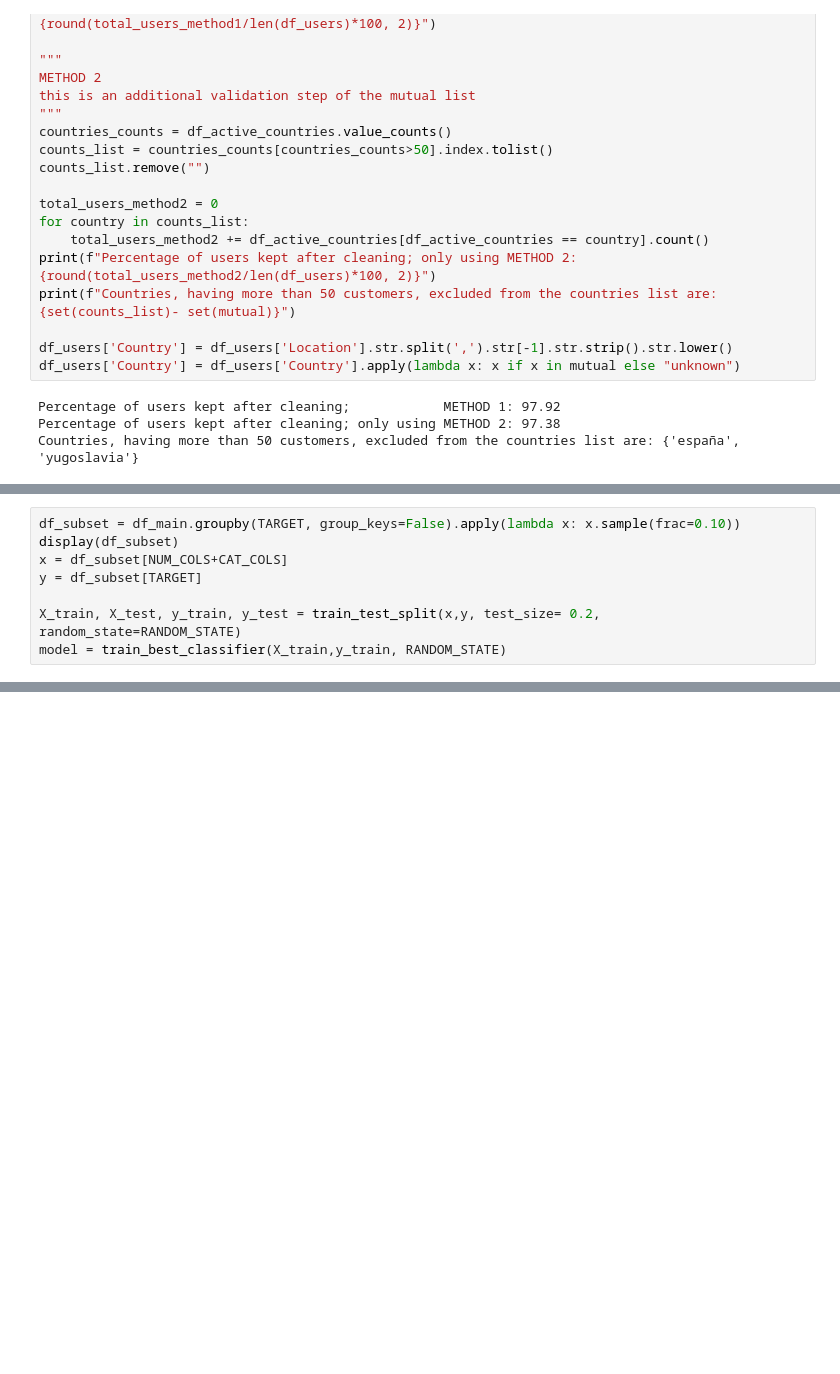
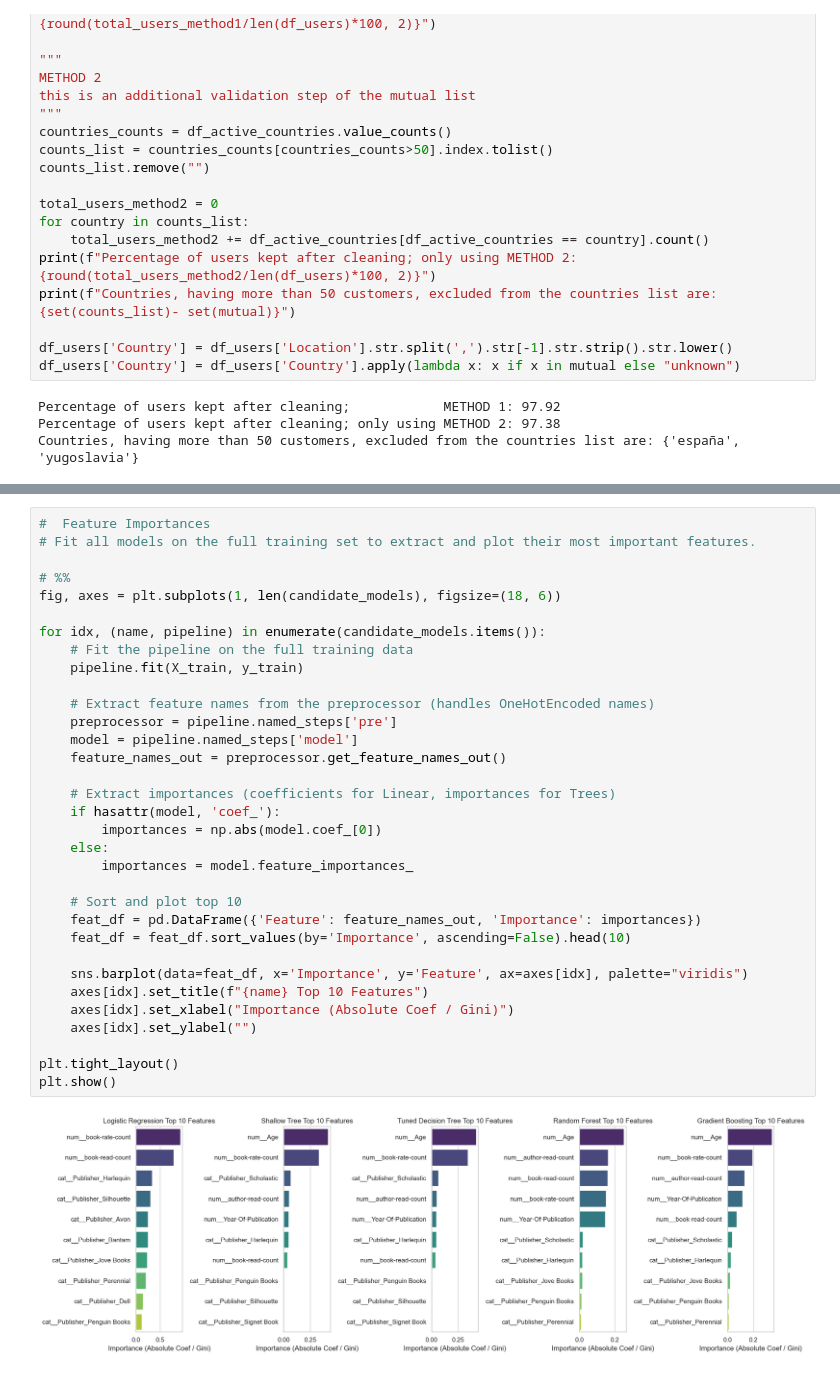
Before and after one commit to vladipetkov/Amazon-Books, a Jupyter notebook: test.ipynb, the cells around one changed output, grey strips where cells are left out. Saved outputs shown, nothing was run; the diff lists cells and outputs as text; blank space fills up the shorter version.

```diff
--- a/test.ipynb
+++ b/test.ipynb
@@ -282,8 +156,0 @@ def train_best_classifier(X_train, y_train, seed):
-# %%
-df_subset = df_main.groupby(TARGET, group_keys=False).apply(lambda x: x.sample(frac=0.10))
-display(df_subset)
-x = df_subset[NUM_COLS+CAT_COLS]
-y = df_subset[TARGET]
-
-X_train, X_test, y_train, y_test = train_test_split(x,y, test_size= 0.2, random_state=RANDOM_STATE)
-model = train_best_classifier(X_train,y_train, RANDOM_STATE)
@@ -315,0 +364,35 @@ model = train_best_classifier(X_train,y_train, RANDOM_STATE)
+# %%
+#  Feature Importances
+# Fit all models on the full training set to extract and plot their most important features.
+
+# %%
+fig, axes = plt.subplots(1, len(candidate_models), figsize=(18, 6))
+
+for idx, (name, pipeline) in enumerate(candidate_models.items()):
+    # Fit the pipeline on the full training data
+    pipeline.fit(X_train, y_train)
+
+    # Extract feature names from the preprocessor (handles OneHotEncoded names)
+    preprocessor = pipeline.named_steps['pre']
+    model = pipeline.named_steps['model']
+    feature_names_out = preprocessor.get_feature_names_out()
+
+    # Extract importances (coefficients for Linear, importances for Trees)
+    if hasattr(model, 'coef_'):
+        importances = np.abs(model.coef_[0])
+    else:
+        importances = model.feature_importances_
+
+    # Sort and plot top 10
+    feat_df = pd.DataFrame({'Feature': feature_names_out, 'Importance': importances})
+    feat_df = feat_df.sort_values(by='Importance', ascending=False).head(10)
+
+    sns.barplot(data=feat_df, x='Importance', y='Feature', ax=axes[idx], palette="viridis")
+    axes[idx].set_title(f"{name} Top 10 Features")
+    axes[idx].set_xlabel("Importance (Absolute Coef / Gini)")
+    axes[idx].set_ylabel("")
+
+plt.tight_layout()
+plt.show()
+# %% [output]
+[figure, added]
```
Also changed, not shown: parts of 11 cells of this notebook, 1 other file.
